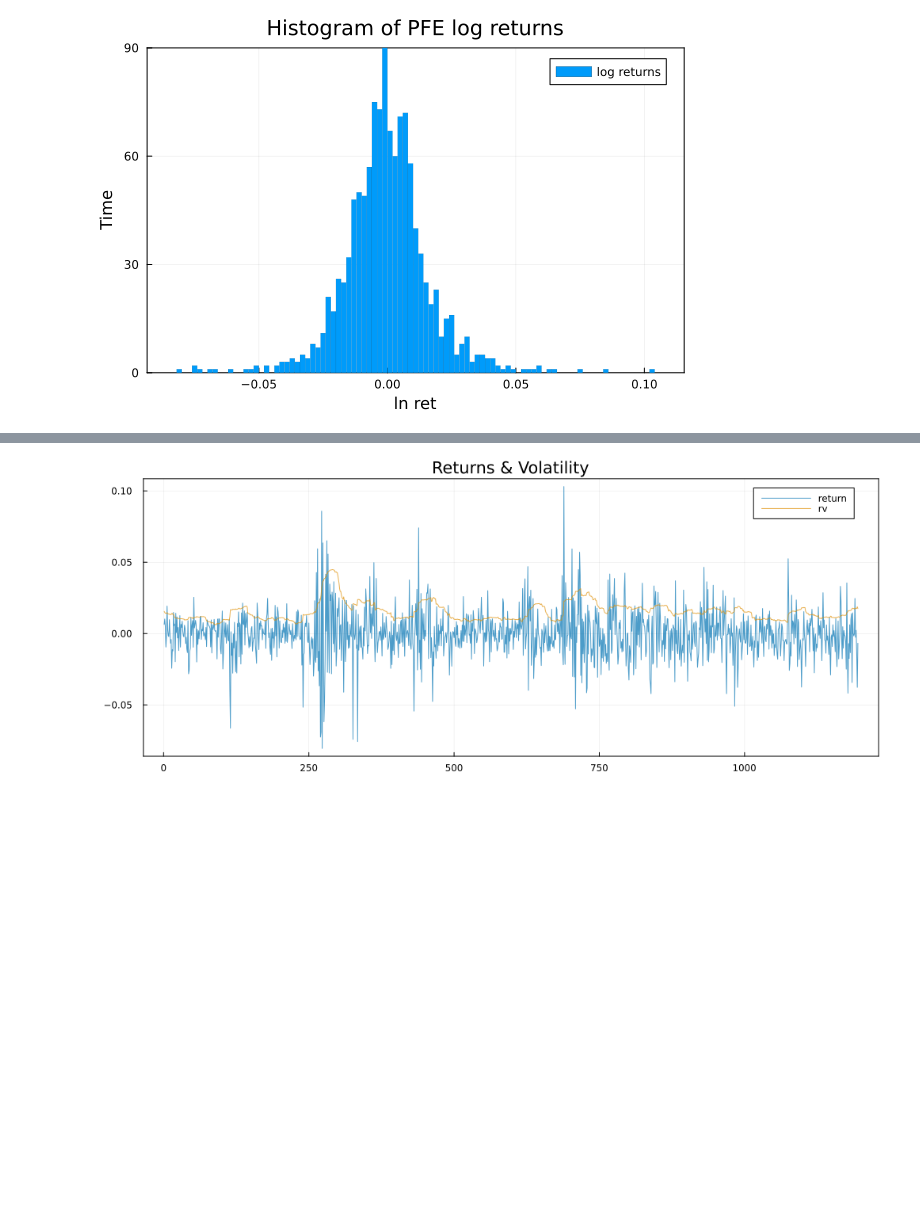
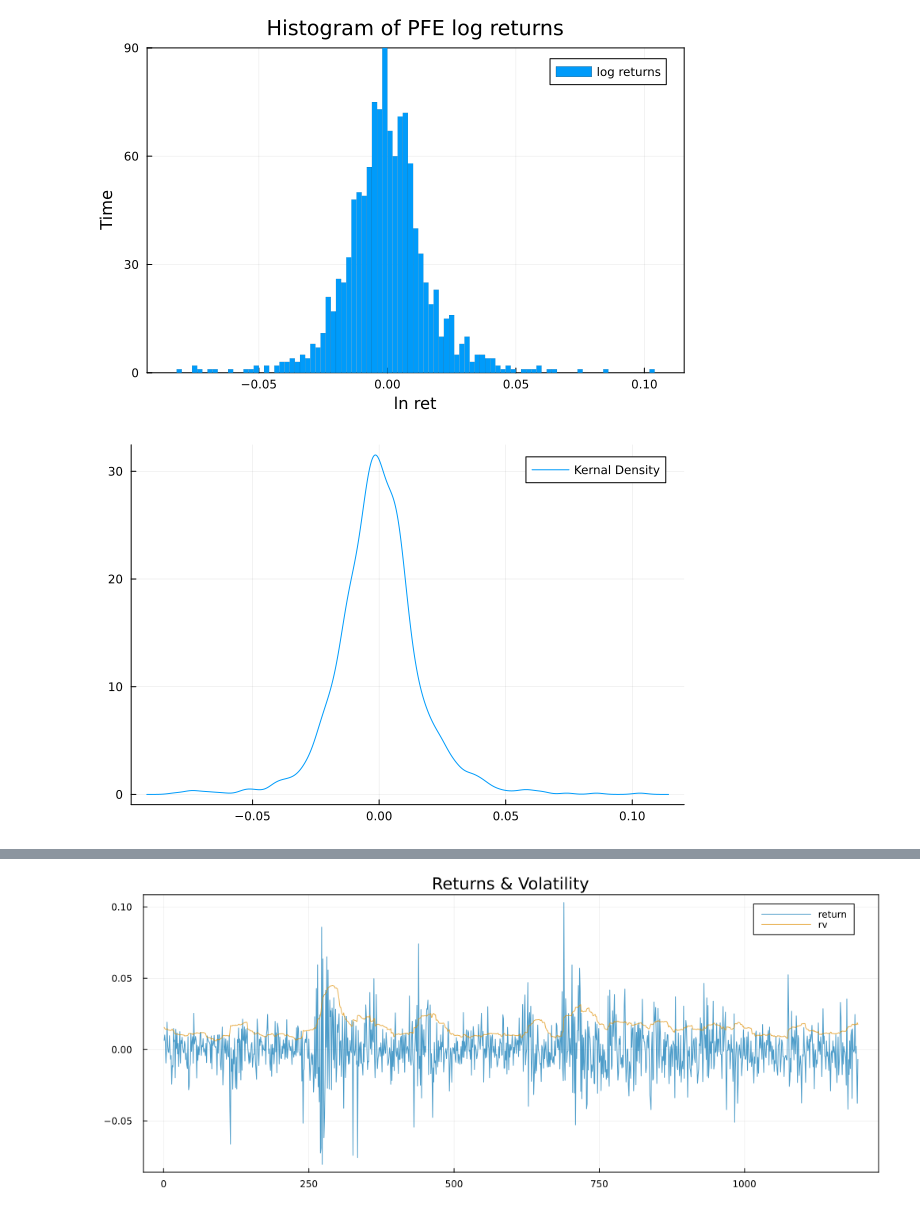
Before and after one commit to S-Belon/fin_econometrics_II_project_1, a Jupyter notebook: project1.ipynb, the cells around one changed output, grey strips where cells are left out. Drawn from its saved outputs; the diff is of its cells as text; code cells hidden in the pictures; blank space fills up the shorter version.

```diff
--- a/project1.ipynb
+++ b/project1.ipynb
@@ -159,4 +162,8 @@ plot!(
 )
 # %% [output]
 [figure]
+# %%
+plot(kde(df[:, :returns]), label="Kernal Density")
+# %% [output]
+[figure, added]
 # %%
```
Also changed, not shown: parts of 5 cells of this notebook.
